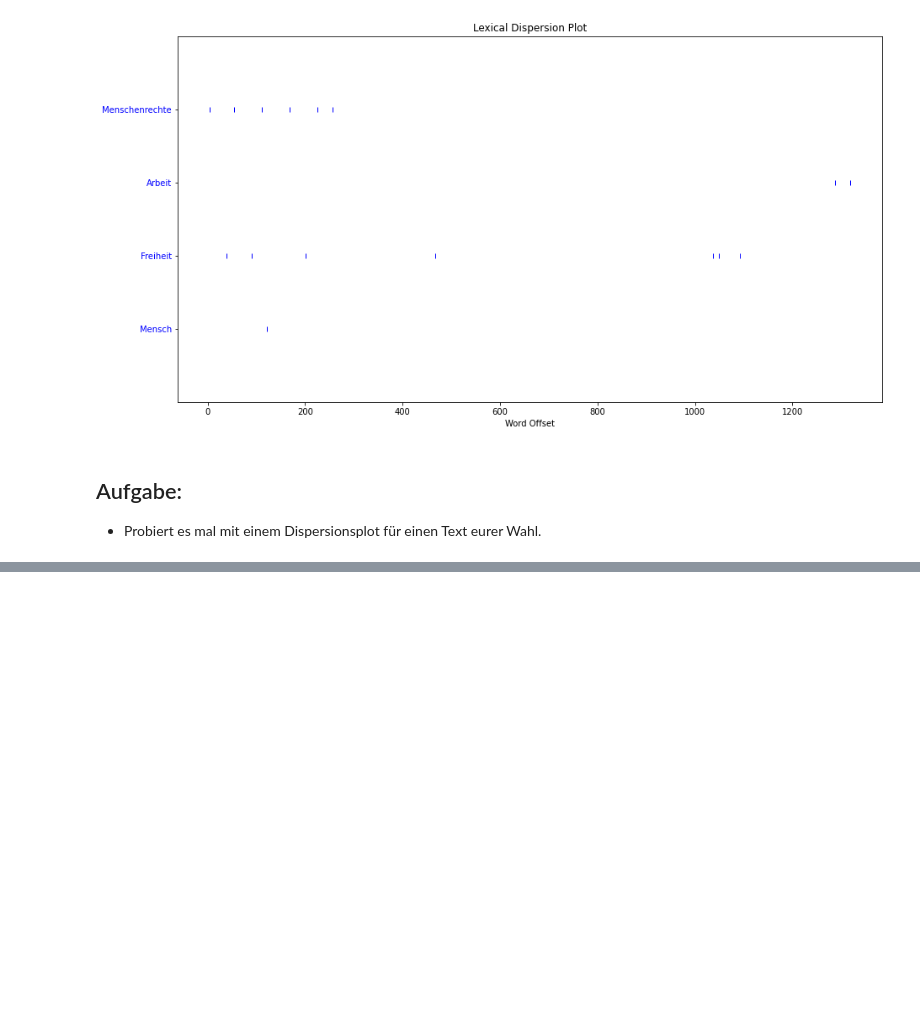
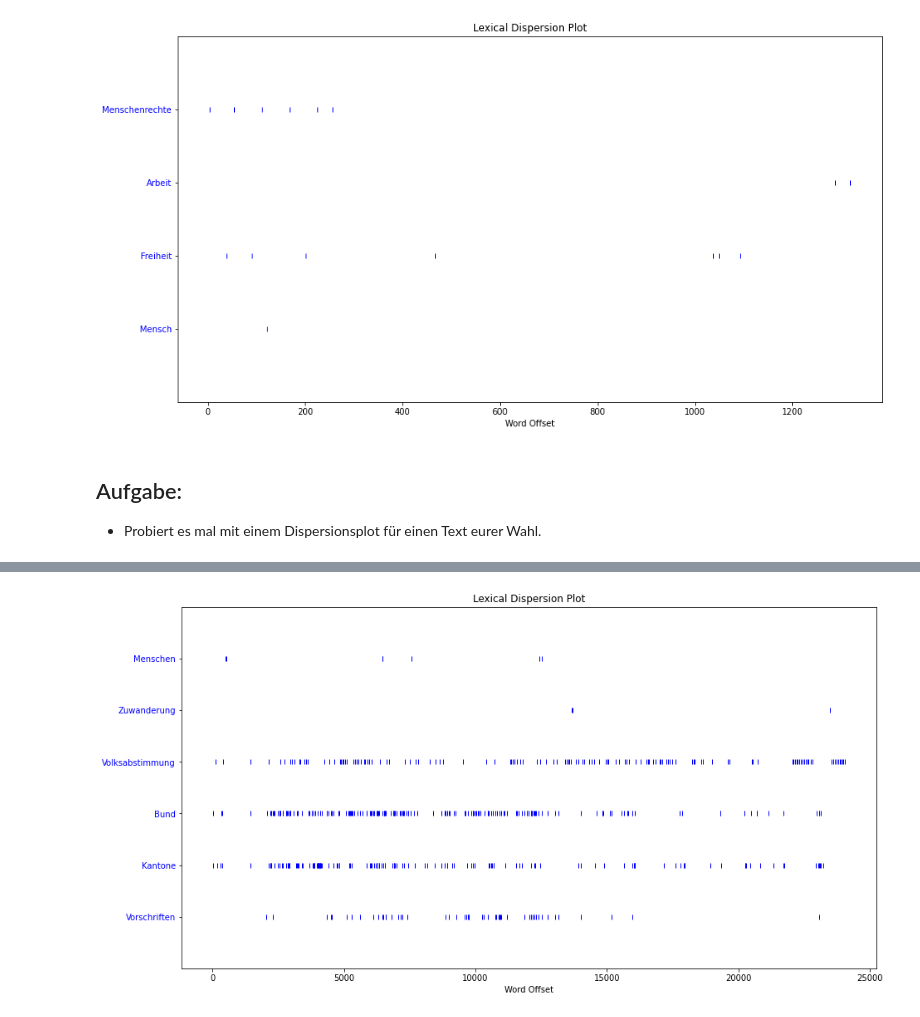
Before and after one commit to MAZ-CAS-DDJ/kurs_21_22, a Jupyter notebook: 15 Textanalyse Vertiefung Teil 1/1.2 Descriptives.ipynb, the cells around one changed output, grey strips where cells are left out. Saved outputs shown, nothing was run; the diff lists cells and outputs as text; code cells hidden in the pictures; blank space fills up the shorter version.

```diff
--- a/15 Textanalyse Vertiefung Teil 1/1.2 Descriptives.ipynb
+++ b/15 Textanalyse Vertiefung Teil 1/1.2 Descriptives.ipynb
@@ -2652,0 +390,9 @@ verfassung_text.dispersion_plot(["Menschen", "Menschen", "Zuwanderung", "Volksab
+# %%
+with open('swiss.txt', 'r') as file:
+    verfassung = file.read().replace('\n', '')
+tokens = nltk.word_tokenize(verfassung)
+verfassung_text = nltk.Text(tokens)
+plt.figure(figsize=(15,8))
+verfassung_text.dispersion_plot(["Menschen", "Zuwanderung", "Volksabstimmung", "Bund", "Kantone", "Vorschriften"])
+# %% [output]
+[figure, added]
```
Also changed, not shown: parts of 29 cells of this notebook, 12 other files.
